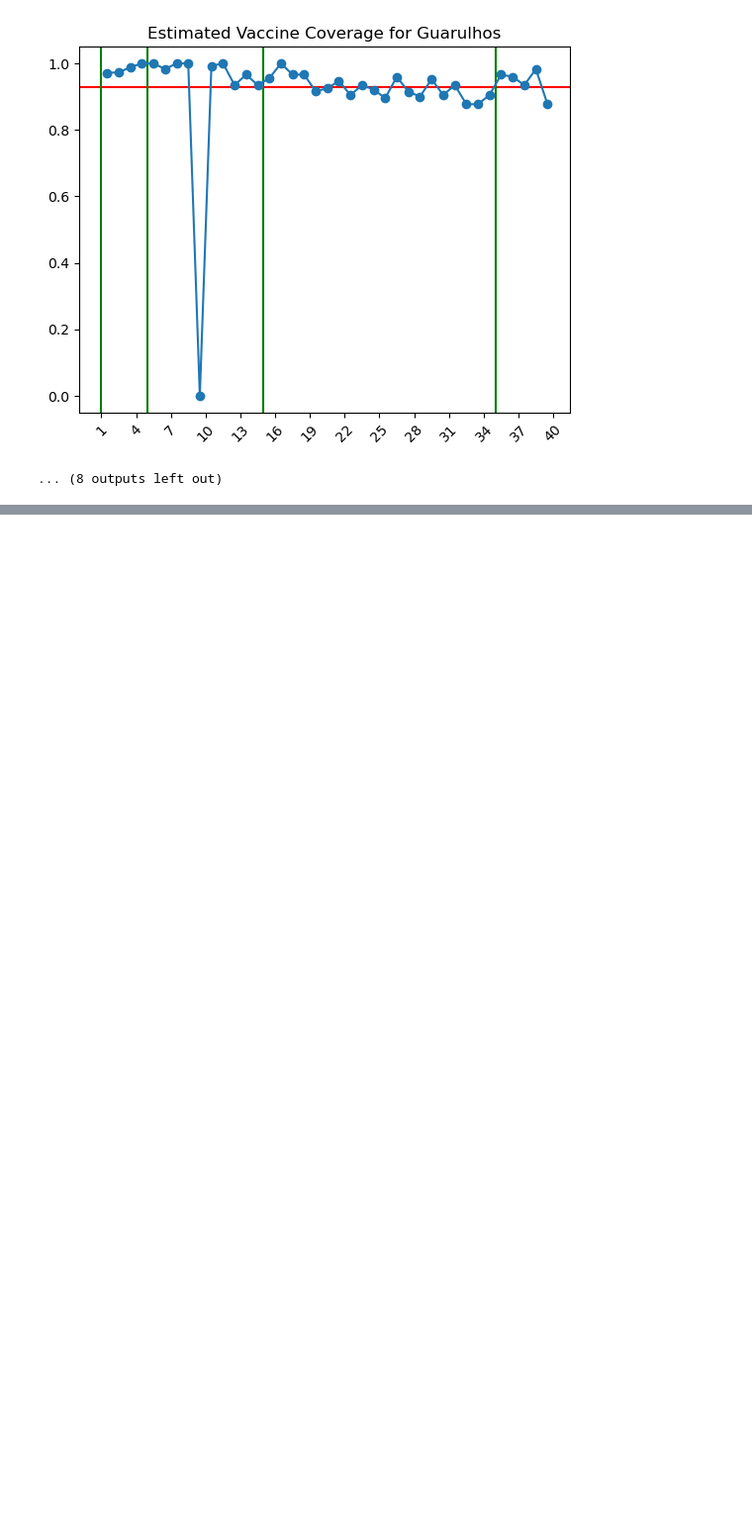
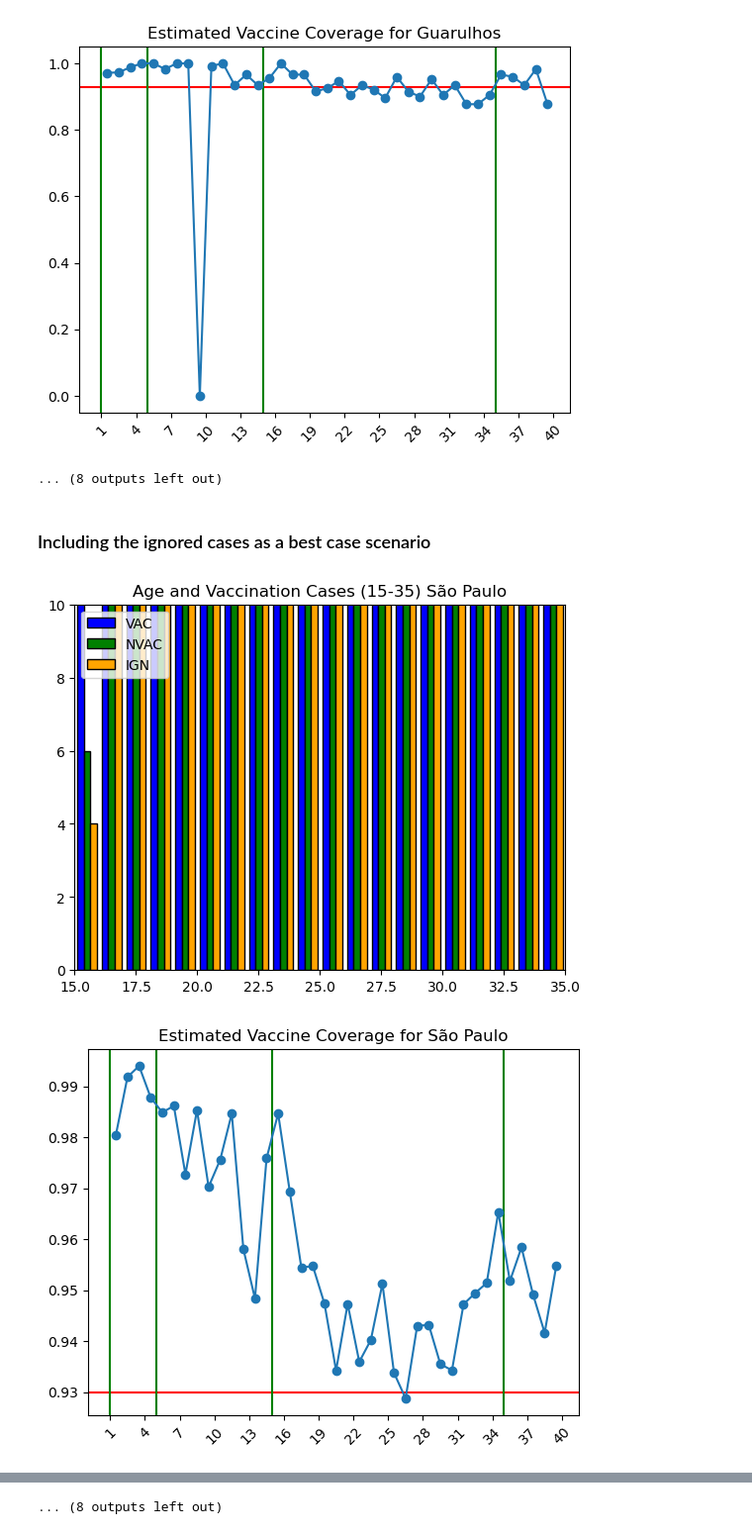
Before and after one commit to denisecammarota/measles-BR, a Jupyter notebook: Notebooks/Age_Vaccine_Estimated_Coverage.ipynb, the cells around one changed output, grey strips where cells are left out. Shown at 99% size. Cells and saved outputs as stored; diff of their text form; code cells hidden in the pictures; blank space fills up the shorter version.

Commit message:
included best case scenario

```diff
--- a/Notebooks/Age_Vaccine_Estimated_Coverage.ipynb
+++ b/Notebooks/Age_Vaccine_Estimated_Coverage.ipynb
@@ -78,3 +78,51 @@ for mun in first_10:
 [figure]
 [figure]
 ... (8 outputs left out)
+# %% [markdown]
+### Including the ignored cases as a best case scenario
+# %%
+for mun in first_10:
+    df_tmp = df_mun[df_mun['ID_MN_RESI'] == mun]
+    df_tmp = df_tmp[df_tmp['NU_IDADE_N'] <= 40]
+    mun_name = df_tmp['name'].unique()[0]
+    min_age = 0
+    max_age = 40
+    colors=['blue', 'green', 'orange']
+    names=['VAC', 'NVAC', 'IGN']
+    x_vac = list(df_tmp[df_tmp['CS_VACINA'] == 1]['NU_IDADE_N'])
+    x_nvac = list(df_tmp[df_tmp['CS_VACINA'] == 2]['NU_IDADE_N'])
+    x_ign = list(df_tmp[df_tmp['CS_VACINA'] == 9]['NU_IDADE_N'])
+    bins = plt.hist([x_vac, x_nvac, x_ign], color=colors, label=names, bins=np.arange(0,max_age+1,1), edgecolor = 'black')
+    plt.title('Age and Vaccination Cases (15-35) '+ str(mun_name))
+    plt.legend()
+    plt.xlim((15,35))
+    plt.ylim((0,10))
+    plt.show()
+    vacs = bins[0][0]
+    nvacs = bins[0][1]
+    ign = bins[0][2]
+    vacs = vacs[1:]
+    nvacs = nvacs[1:]
+    ign = ign[1:]
+    vacs = vacs + ign
+    p_vacs = vacs/(vacs+nvacs)
+    c_vacs = []
+    for p in p_vacs:
+        if(p == np.nan):
+            c_vacs.append(np.nan)
+        elif(p == 0):
+            c_vacs.append(0)
+        else:
+            c_vacs.append(coverage_age(p,0.93))
+    plt.xticks(np.arange(1,max_age+1,3), rotation = 45)
+    plt.axhline(0.93,color = 'r')
+    plt.axvline(1, color = 'g')
+    plt.axvline(5, color = 'g')
+    plt.axvline(15, color = 'g')
+    plt.axvline(35, color = 'g')
+    plt.title('Estimated Vaccine Coverage for '+ str(mun_name))
+    plt.plot(bins[1][1:-1] + 0.5,c_vacs,'-o')
+    plt.show()
+# %% [output]
+[figure, added]
+[figure, added]
@@ -80,0 +139 @@ for mun in first_10:
+... (8 outputs left out)
```
Also changed, not shown: parts of 1 cell of this notebook, 1 other file.
